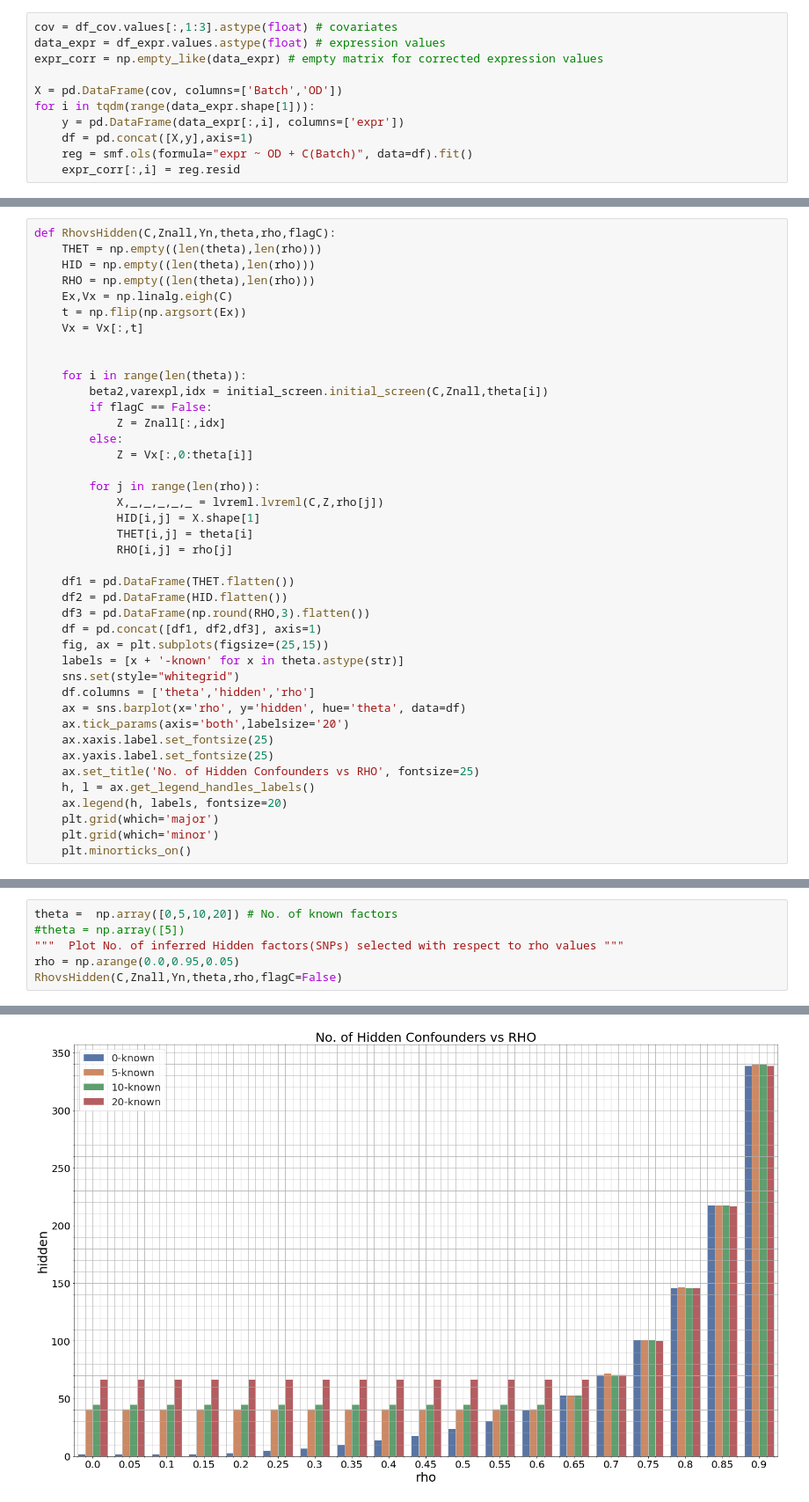
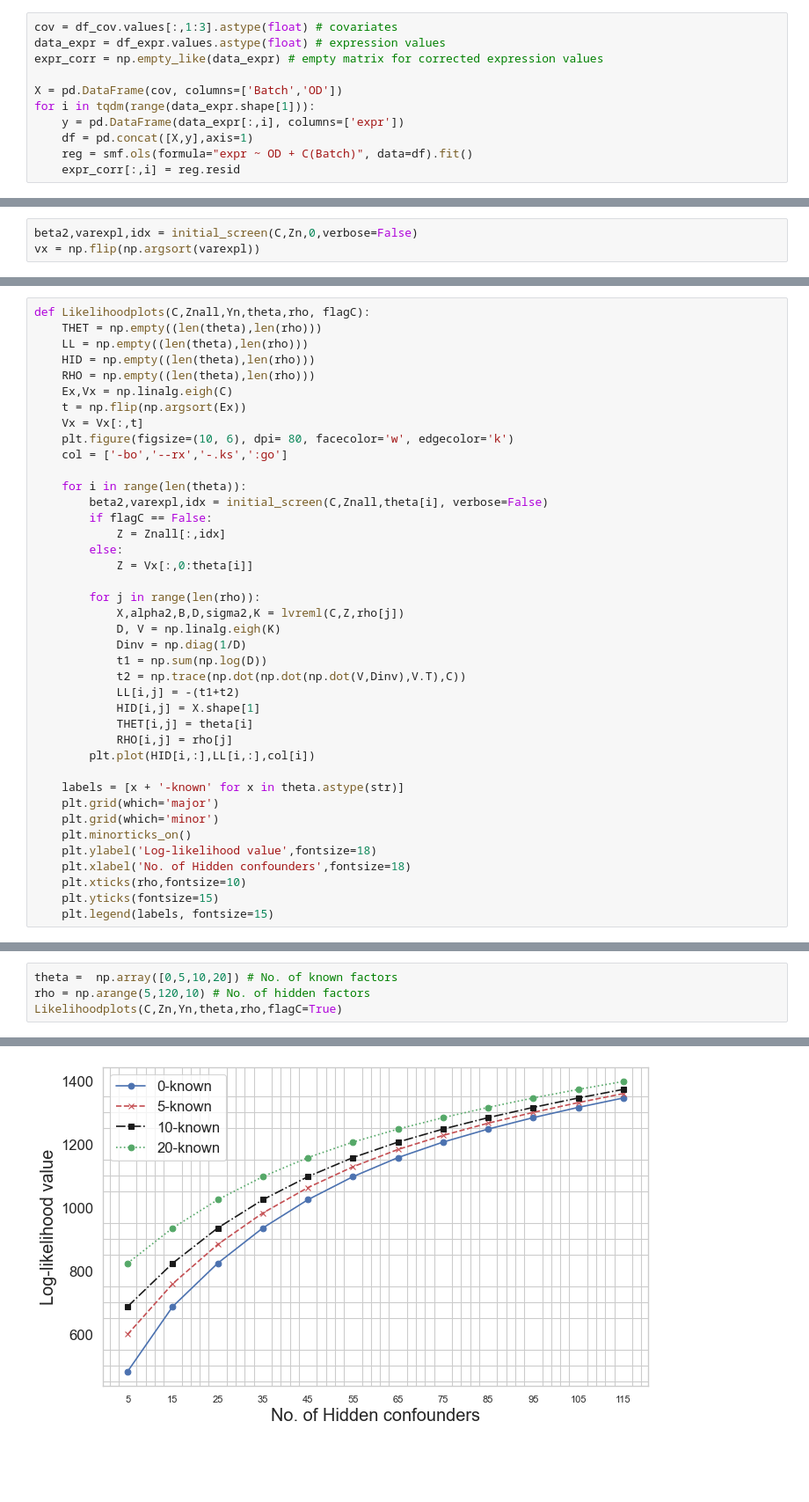
Before and after one commit to AmmarMalik93/LVREML-Python, a Jupyter notebook: LVREML_tutorial.ipynb, the cells around one changed output, grey strips where cells are left out. Shown at 88% size. Drawn from its saved outputs; the diff is of its cells as text; blank space fills up the shorter version.

```diff
--- a/LVREML_tutorial.ipynb
+++ b/LVREML_tutorial.ipynb
@@ -53,0 +48,3 @@ C,Znall,Yn = data_prep.data_prep(Y,Zall)
+# %%
+beta2,varexpl,idx = initial_screen(C,Zn,0,verbose=False)
+vx = np.flip(np.argsort(varexpl))
@@ -54,41 +270,40 @@ C,Znall,Yn = data_prep.data_prep(Y,Zall)
 # %%
-def RhovsHidden(C,Znall,Yn,theta,rho,flagC):
+def Likelihoodplots(C,Znall,Yn,theta,rho, flagC):
     THET = np.empty((len(theta),len(rho)))
+    LL = np.empty((len(theta),len(rho)))
     HID = np.empty((len(theta),len(rho)))
     RHO = np.empty((len(theta),len(rho)))
     Ex,Vx = np.linalg.eigh(C)
     t = np.flip(np.argsort(Ex))
     Vx = Vx[:,t]
-
+    plt.figure(figsize=(10, 6), dpi= 80, facecolor='w', edgecolor='k')
+    col = ['-bo','--rx','-.ks',':go']
 
     for i in range(len(theta)):
-        beta2,varexpl,idx = initial_screen.initial_screen(C,Znall,theta[i])
+        beta2,varexpl,idx = initial_screen(C,Znall,theta[i], verbose=False)
         if flagC == False:
             Z = Znall[:,idx]
         else:
             Z = Vx[:,0:theta[i]]
 
         for j in range(len(rho)):
-            X,_,_,_,_,_ = lvreml.lvreml(C,Z,rho[j])
+            X,alpha2,B,D,sigma2,K = lvreml(C,Z,rho[j])
+            D, V = np.linalg.eigh(K)
+            Dinv = np.diag(1/D)
+            t1 = np.sum(np.log(D))
+            t2 = np.trace(np.dot(np.dot(np.dot(V,Dinv),V.T),C))
+            LL[i,j] = -(t1+t2)
             HID[i,j] = X.shape[1]
             THET[i,j] = theta[i]
             RHO[i,j] = rho[j]
+        plt.plot(HID[i,:],LL[i,:],col[i])
 
-    df1 = pd.DataFrame(THET.flatten())
-    df2 = pd.DataFrame(HID.flatten())
-    df3 = pd.DataFrame(np.round(RHO,3).flatten())
-    df = pd.concat([df1, df2,df3], axis=1)
-    fig, ax = plt.subplots(figsize=(25,15))
     labels = [x + '-known' for x in theta.astype(str)]
-    sns.set(style="whitegrid")
-    df.columns = ['theta','hidden','rho']
-    ax = sns.barplot(x='rho', y='hidden', hue='theta', data=df)
-    ax.tick_params(axis='both',labelsize='20')
-    ax.xaxis.label.set_fontsize(25)
-    ax.yaxis.label.set_fontsize(25)
-    ax.set_title('No. of Hidden Confounders vs RHO', fontsize=25)
-    h, l = ax.get_legend_handles_labels()
-    ax.legend(h, labels, fontsize=20)
     plt.grid(which='major')
     plt.grid(which='minor')
     plt.minorticks_on()
+    plt.ylabel('Log-likelihood value',fontsize=18)
+    plt.xlabel('No. of Hidden confounders',fontsize=18)
+    plt.xticks(rho,fontsize=10)
+    plt.yticks(fontsize=15)
+    plt.legend(labels, fontsize=15)
@@ -95,7 +314,5 @@ def RhovsHidden(C,Znall,Yn,theta,rho,flagC):
 # %%
 theta =  np.array([0,5,10,20]) # No. of known factors
-#theta = np.array([5])
-"""  Plot No. of inferred Hidden factors(SNPs) selected with respect to rho values """
-rho = np.arange(0.0,0.95,0.05)
-RhovsHidden(C,Znall,Yn,theta,rho,flagC=False)
+rho = np.arange(5,120,10) # No. of hidden factors
+Likelihoodplots(C,Zn,Yn,theta,rho,flagC=True)
 # %% [output]
@@ -119 +336 @@ Finding best 20 linearly independent covariates
-[figure, old version]
+[figure, new version]
```
Also changed, not shown: parts of 17 cells of this notebook, 2 other files.
